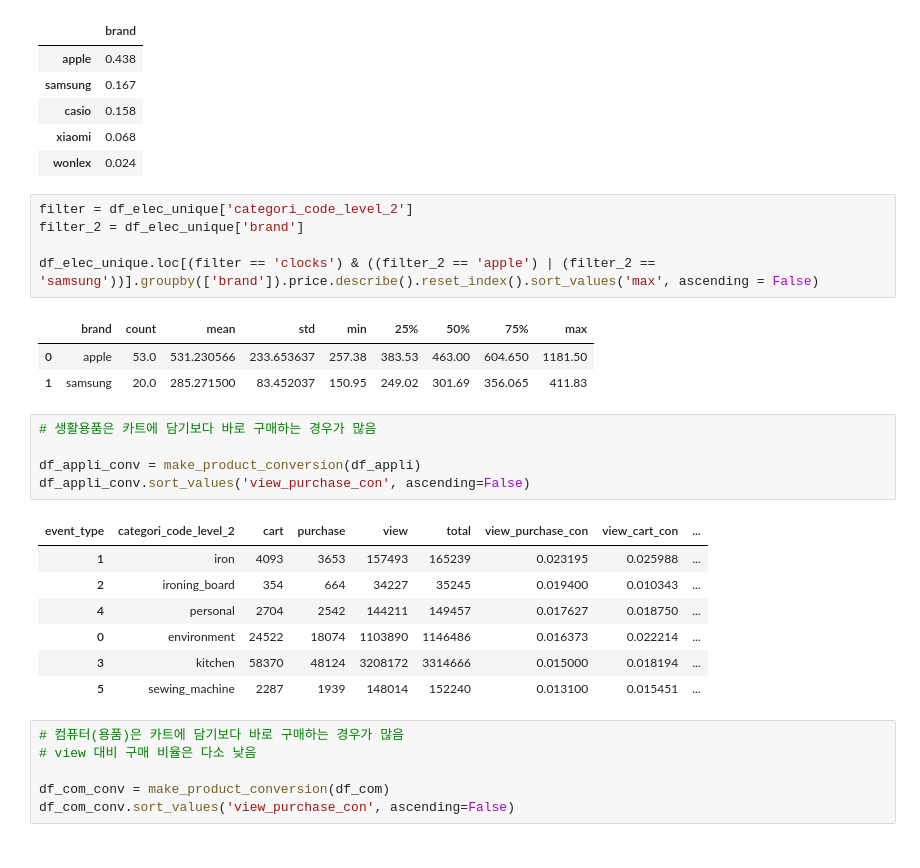
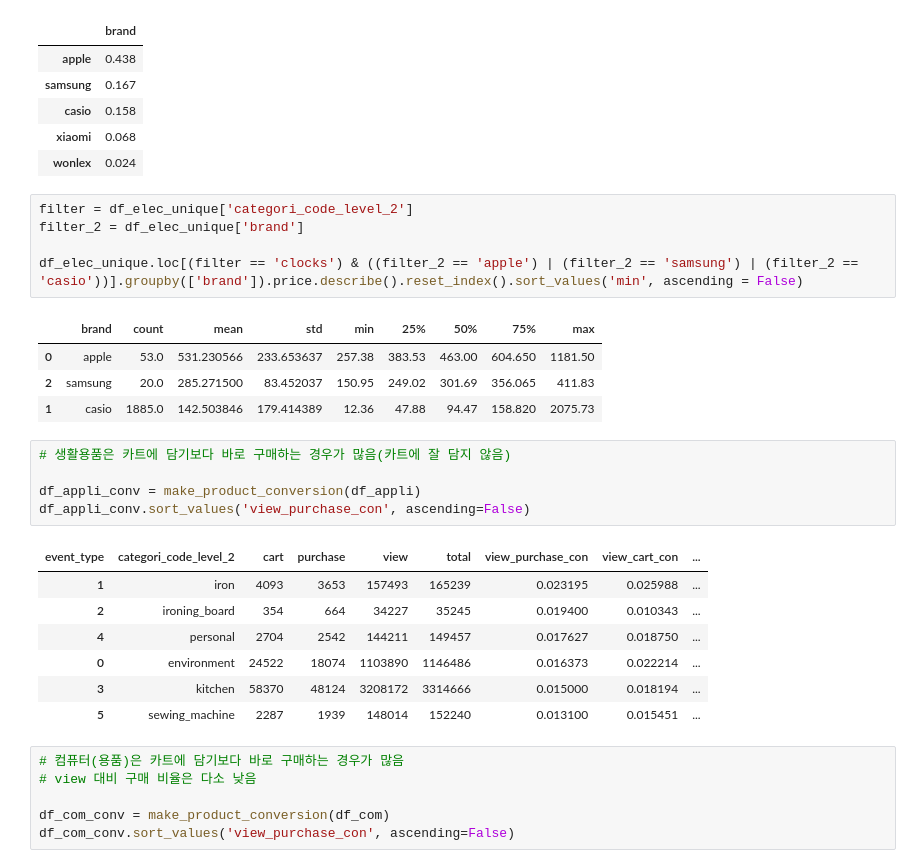
Before and after one commit to jiyoungemma/User-Log-data-analytics, a Jupyter notebook: e_commerce_analytics.ipynb, the cells around one changed output. Saved outputs shown, nothing was run; the diff lists cells and outputs as text.

```diff
--- a/e_commerce_analytics.ipynb
+++ b/e_commerce_analytics.ipynb
@@ -739,14 +746,15 @@ df_clock_rate.head()
 # %%
 filter = df_elec_unique['categori_code_level_2']
 filter_2 = df_elec_unique['brand']
 
-df_elec_unique.loc[(filter == 'clocks') & ((filter_2 == 'apple') | (filter_2 == 'samsung'))].groupby(['brand']).price.describe().reset_index().sort_values('max', ascending = False)
+df_elec_unique.loc[(filter == 'clocks') & ((filter_2 == 'apple') | (filter_2 == 'samsung') | (filter_2 == 'casio'))].groupby(['brand']).price.describe().reset_index().sort_values('min', ascending = False)
 # %% [output]
 |  | brand | count | mean | std | min | 25% | 50% | 75% | max |
 | 0 | apple | 53.0 | 531.230566 | 233.653637 | 257.38 | 383.53 | 463.00 | 604.650 | 1181.50 |
-| 1 | samsung | 20.0 | 285.271500 | 83.452037 | 150.95 | 249.02 | 301.69 | 356.065 | 411.83 |
+| 2 | samsung | 20.0 | 285.271500 | 83.452037 | 150.95 | 249.02 | 301.69 | 356.065 | 411.83 |
+| 1 | casio | 1885.0 | 142.503846 | 179.414389 | 12.36 | 47.88 | 94.47 | 158.820 | 2075.73 |
 # %%
-# 생활용품은 카트에 담기보다 바로 구매하는 경우가 많음
+# 생활용품은 카트에 담기보다 바로 구매하는 경우가 많음(카트에 잘 담지 않음)
 
 df_appli_conv = make_product_conversion(df_appli)
 df_appli_conv.sort_values('view_purchase_con', ascending=False)
```
Also changed, not shown: parts of 32 cells of this notebook.
